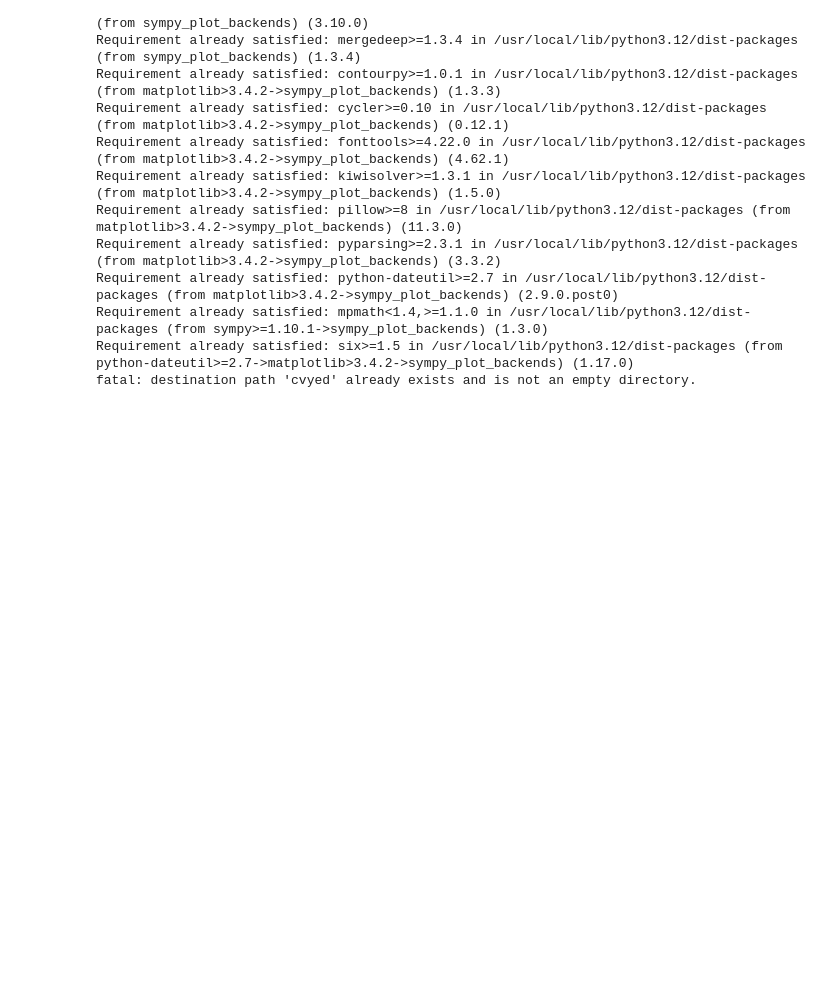
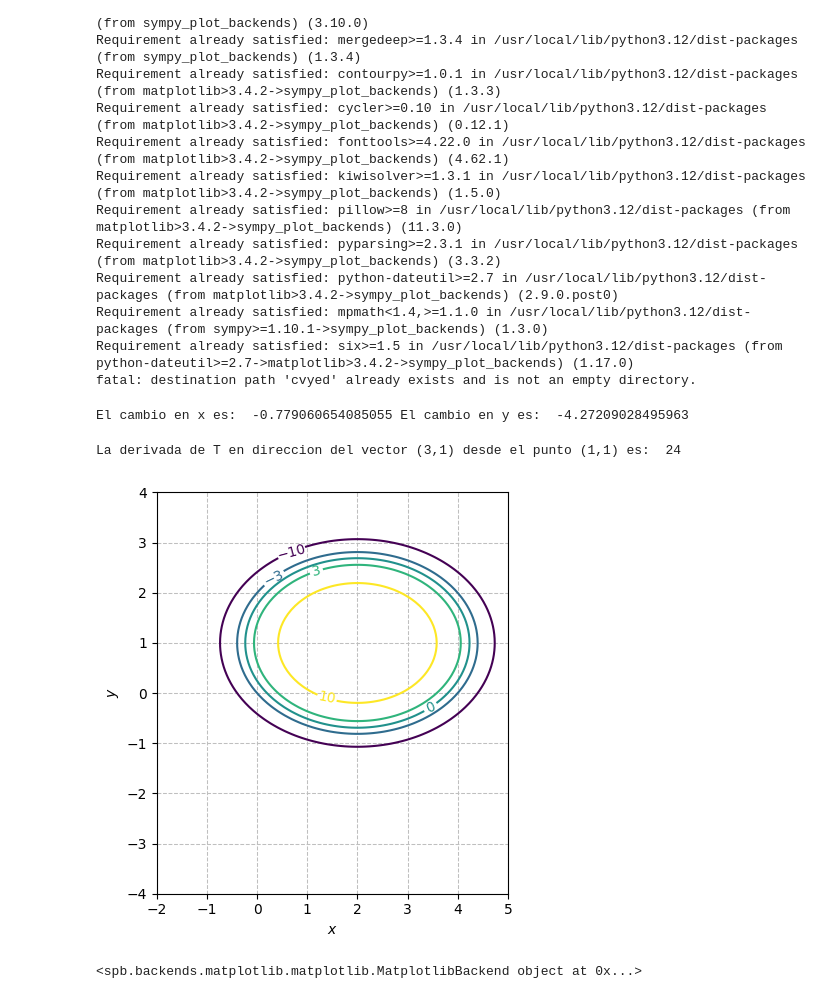
Before and after one commit to mgcavallotti/Repositorio-I, a Jupyter notebook: practica_vectorial.ipynb, the cells around one changed output. Saved outputs shown, nothing was run; the diff lists cells and outputs as text; code cells hidden in the pictures; blank space fills up the shorter version.

```diff
--- a/practica_vectorial.ipynb
+++ b/practica_vectorial.ipynb
@@ -60,0 +65,34 @@ def direccional(f, u):
+# %%
+t=sp.symbols('t')
+x, y, z = sp.symbols('x y z')
+T = sp.Eq(z, 20 + (10 * (1/(sp.exp(0.3 * (x**2 + y**2))))))
+r = sp.Matrix([sp.cos(t-2), sp.sin(2*t)])
+P= sp.Matrix(r.subs(t, 0.6))
+
+z0 = T.rhs
+Tx = z0.diff(x)
+Ty = z0.diff(y)
+gradT = sp.Matrix([Tx , Ty])
+cambioT = gradT.subs({x: P[0] , y: P[1] })
+
+print("El cambio en x es: ", cambioT[0], "El cambio en y es: ", cambioT[1])
+# %% [output]
+El cambio en x es:  -0.779060654085055 El cambio en y es:  -4.27209028495963
+# %%
+F = 20 - 4*((x-2)**2) - 7*((y-1)**2)
+Fx = F.diff(x)
+Fy = F.diff(y)
+gradF = sp.Matrix([Fx, Fy])
+u = gradF.subs({x: 1, y: 1})
+v= sp.Matrix([3,1])
+norma = v.norm()
+v_unit = (1/norma)* v
+direccional = u.dot(v)
+print("La derivada de T en direccion del vector (3,1) desde el punto (1,1) es: ", direccional)
+
+
+spb.plot_contour(F , (x, -2 , 5), (y, -4 , 4 ), {"levels": [-10, -3, 0, 3, 10]}, is_filled=False, aspect=(1,1), show=True)
+# %% [output]
+La derivada de T en direccion del vector (3,1) desde el punto (1,1) es:  24
+[figure, added]
+<spb.backends.matplotlib.matplotlib.MatplotlibBackend object at 0x...>
```
Also changed, not shown: parts of 3 cells of this notebook.
